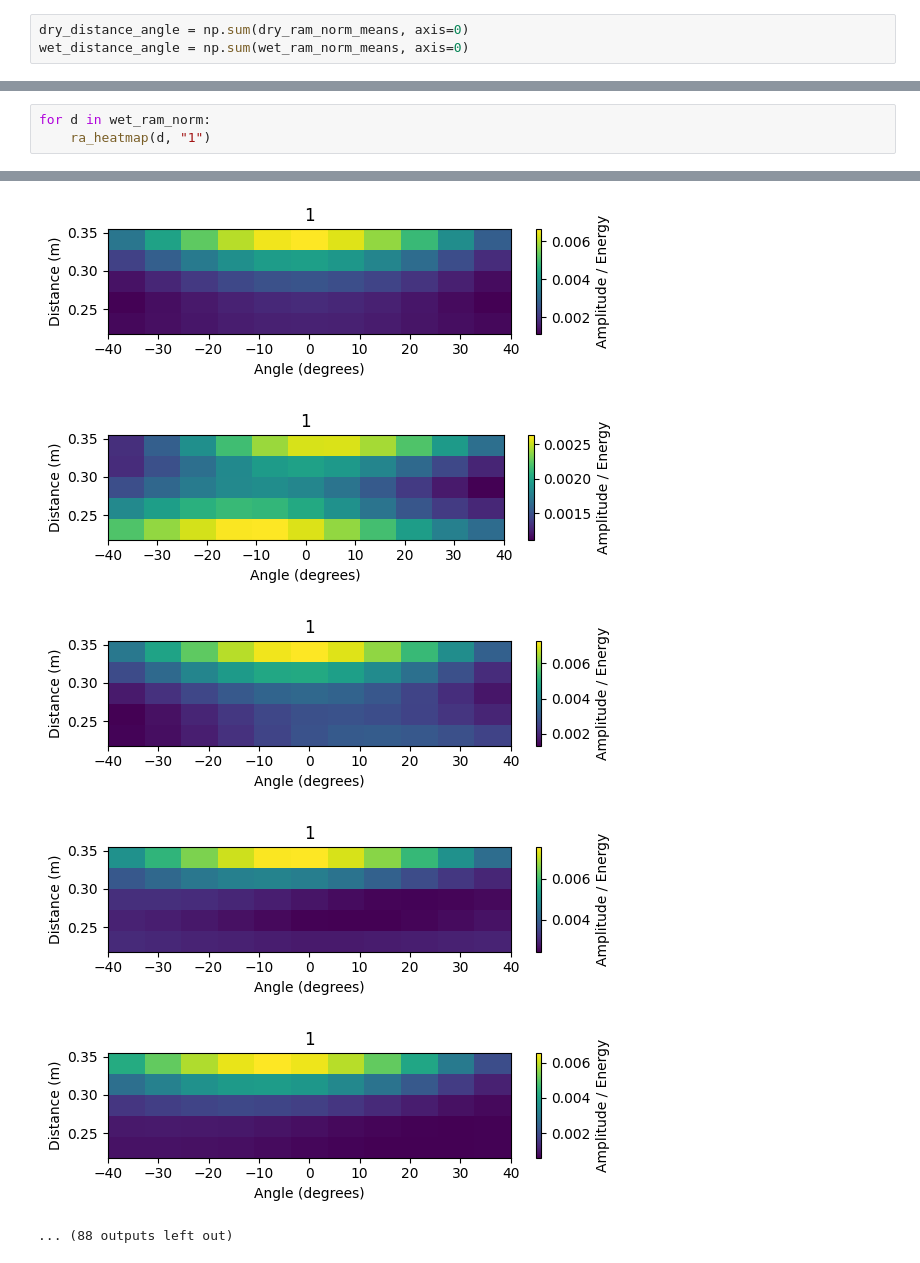
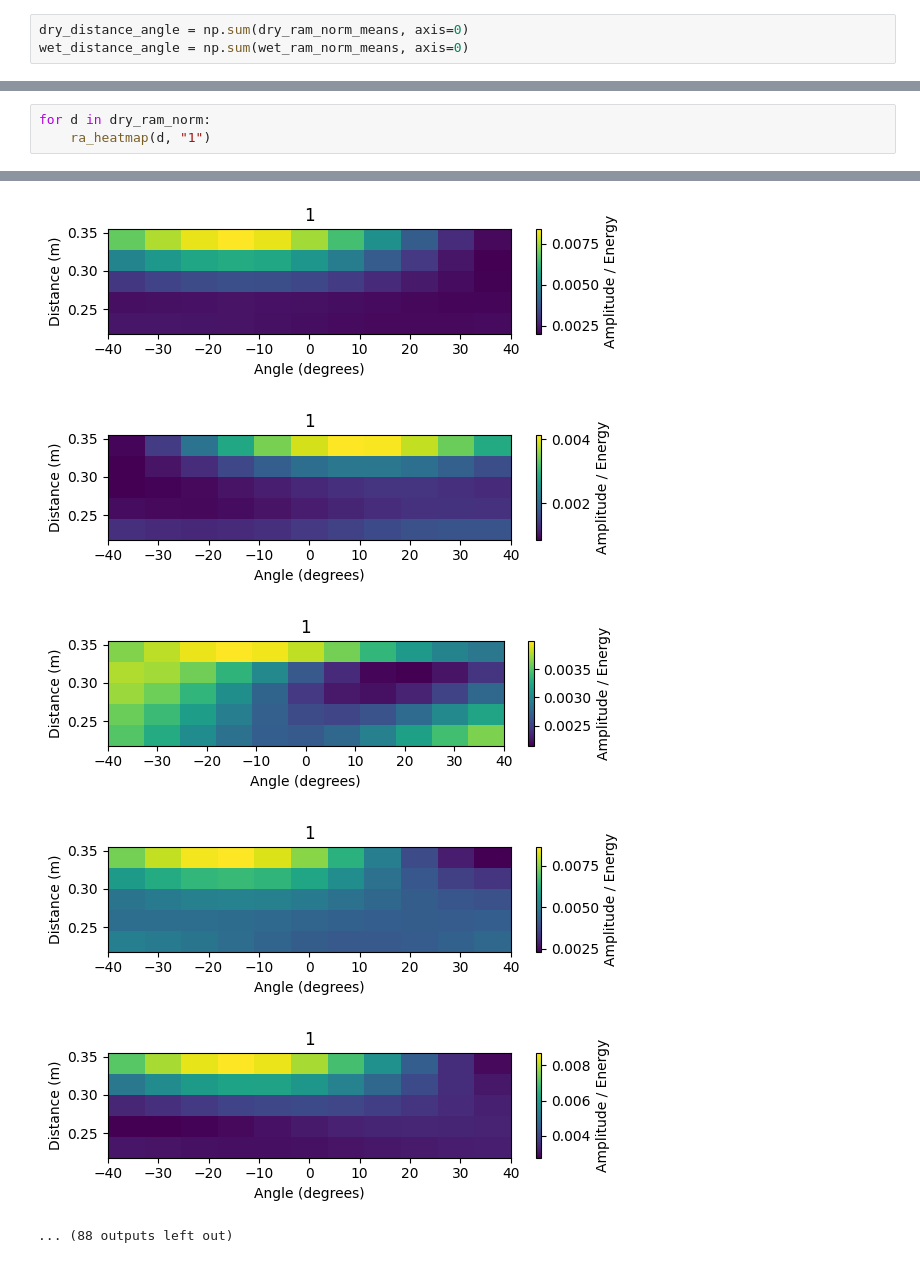
Before and after one commit to mehtho/mmWaveRadarWoundDetection, a Jupyter notebook: notebooks/range_angle_exp.ipynb, the cells around one changed output, grey strips where cells are left out. Cells and saved outputs as stored; diff of their text form.

```diff
--- a/notebooks/range_angle_exp.ipynb
+++ b/notebooks/range_angle_exp.ipynb
@@ -356,4 +355,4 @@ plt.show()
 # %%
-for d in wet_ram_norm:
+for d in dry_ram_norm:
     ra_heatmap(d, "1")
 # %% [output]
@@ -367,6 +366,6 @@ for d in wet_ram_norm:
-[figure, old version]
+[figure, new version]
-[figure, old version]
+[figure, new version]
-[figure, old version]
+[figure, new version]
-[figure, old version]
+[figure, new version]
-[figure, old version]
+[figure, new version]
 ... (88 outputs left out)
```
Also changed, not shown: parts of 2 cells of this notebook, 7 other files.
